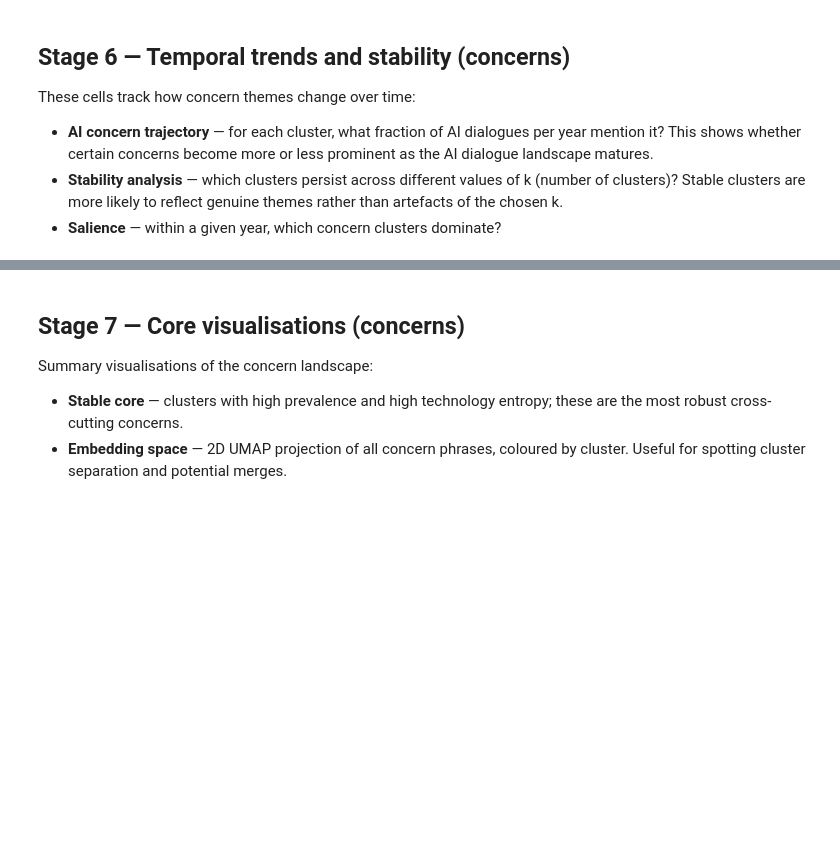
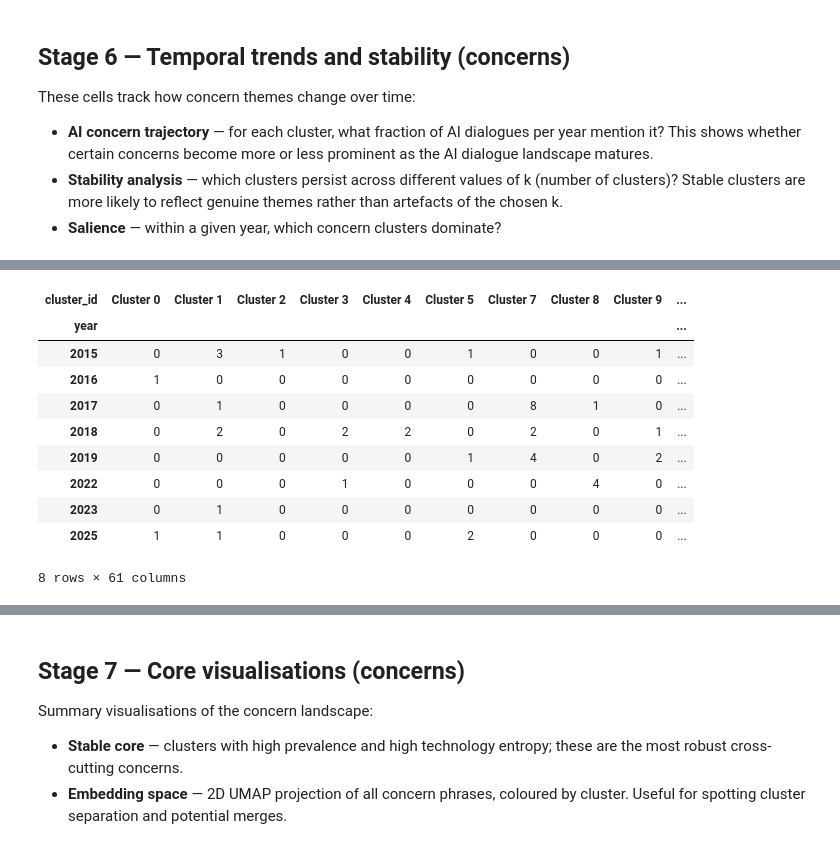
Before and after one commit to mlatcl/pub-dialogue, a Jupyter notebook: public_dialogue_analyser_v12b_4.ipynb, the cells around one changed output, grey strips where cells are left out. Cells and saved outputs as stored; diff of their text form; code cells hidden in the pictures; blank space fills up the shorter version.

```diff
--- a/public_dialogue_analyser_v12b_4.ipynb
+++ b/public_dialogue_analyser_v12b_4.ipynb
@@ -137,7 +144,7 @@ from dialogue_utils import *  # noqa: F401,F403
 # a Colab runtime disconnect.  Skip it to use session-local storage only.
 # ---------------------------------------------------------------------------
 
-USE_DRIVE_CHECKPOINTS = True   # @param {type:"boolean"}
+USE_DRIVE_CHECKPOINTS = False   # @param {type:"boolean"}
 DRIVE_FOLDER_NAME = "pub-dialogue-checkpoints"  # @param {type:"string"}
 
 if USE_DRIVE_CHECKPOINTS:
@@ -1370,0 +1916,54 @@ display(traj2[["year", "dist_from_start", "dist_from_mean"]])
+# %%
+# @title Build AI concern salience by year
+
+show_status("Building AI concern salience by year...")
+
+# Find the cluster column
+if "cluster" in concerns_df.columns:
+    cluster_col = "cluster"
+elif "cluster_id" in concerns_df.columns:
+    cluster_col = "cluster_id"
+elif "concern_cluster" in concerns_df.columns:
+    cluster_col = "concern_cluster"
+else:
+    raise NameError(
+        "Could not find a cluster column in concerns_df. "
+        "Expected one of: cluster, cluster_id, concern_cluster."
+    )
+
+# Filter to AI concerns with valid year and cluster assignment
+ai_concerns_for_salience = concerns_df[
+    concerns_df["technology"].astype(str).str.upper().eq("AI")
+    & concerns_df["year"].notna()
+    & concerns_df[cluster_col].notna()
+].copy()
+
+if len(ai_concerns_for_salience) == 0:
+    raise ValueError("No AI concerns with year and cluster assignment found.")
+
+ai_concerns_for_salience["year"] = ai_concerns_for_salience["year"].astype(int)
+ai_concerns_for_salience[cluster_col] = ai_concerns_for_salience[cluster_col].astype(int)
+
+# Raw salience: number of AI concern phrases per year per cluster
+ai_year = pd.crosstab(
+    ai_concerns_for_salience["year"],
+    ai_concerns_for_salience[cluster_col]
+).sort_index()
+
+# Use readable cluster labels as columns where available
+if "cluster_labels_list" in globals():
+    ai_year = ai_year.rename(
+        columns={
+            c: cluster_labels_list[c] if c < len(cluster_labels_list) else f"Cluster {c}"
+            for c in ai_year.columns
+        }
+    )
+
+ai_year.to_csv(OUTPUT_FOLDER / "ai_concern_salience_by_year.csv")
+
+show_complete(
+    f"Built AI salience table: {ai_year.shape[0]} years × {ai_year.shape[1]} clusters"
+)
+
+ai_year
+# %% [output]
@@ -1371,3 +1972,14 @@ display(traj2[["year", "dist_from_start", "dist_from_mean"]])
+| cluster_id | Cluster 0 | Cluster 1 | Cluster 2 | Cluster 3 | Cluster 4 | Cluster 5 | Cluster 7 | Cluster 8 | Cluster 9 | ... |
+| year |  |  |  |  |  |  |  |  |  | ... |
+| 2015 | 0 | 3 | 1 | 0 | 0 | 1 | 0 | 0 | 1 | ... |
+| 2016 | 1 | 0 | 0 | 0 | 0 | 0 | 0 | 0 | 0 | ... |
+| 2017 | 0 | 1 | 0 | 0 | 0 | 0 | 8 | 1 | 0 | ... |
+| 2018 | 0 | 2 | 0 | 2 | 2 | 0 | 2 | 0 | 1 | ... |
+| 2019 | 0 | 0 | 0 | 0 | 0 | 1 | 4 | 0 | 2 | ... |
+| 2022 | 0 | 0 | 0 | 1 | 0 | 0 | 0 | 4 | 0 | ... |
+| 2023 | 0 | 1 | 0 | 0 | 0 | 0 | 0 | 0 | 0 | ... |
+| 2025 | 1 | 1 | 0 | 0 | 0 | 2 | 0 | 0 | 0 | ... |
+8 rows × 61 columns
 # %%
 # @title Analyse AI concern salience trajectories
 # Shows which concern clusters rise or fall most within AI discourse over time.
```
Also changed, not shown: parts of 42 cells of this notebook.
